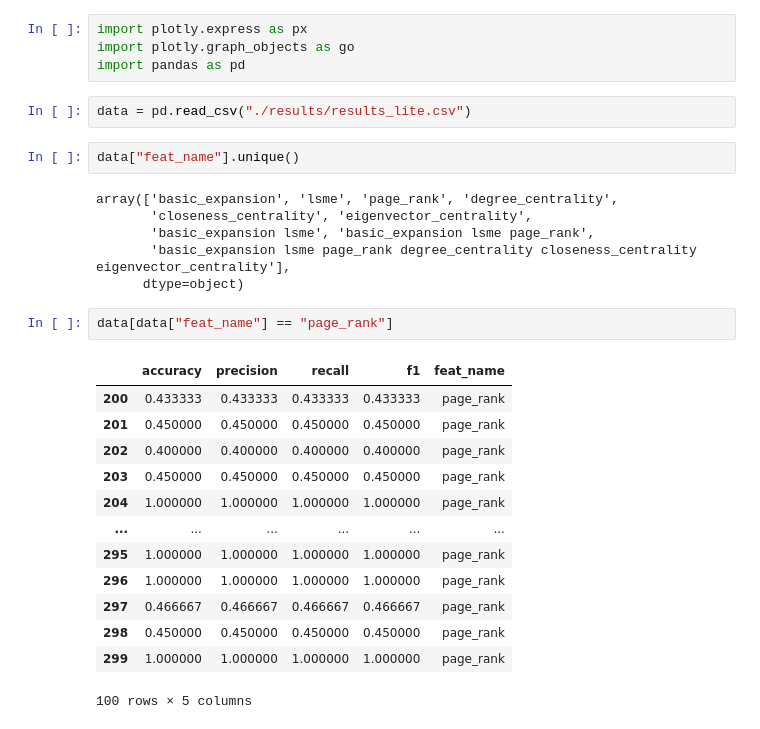
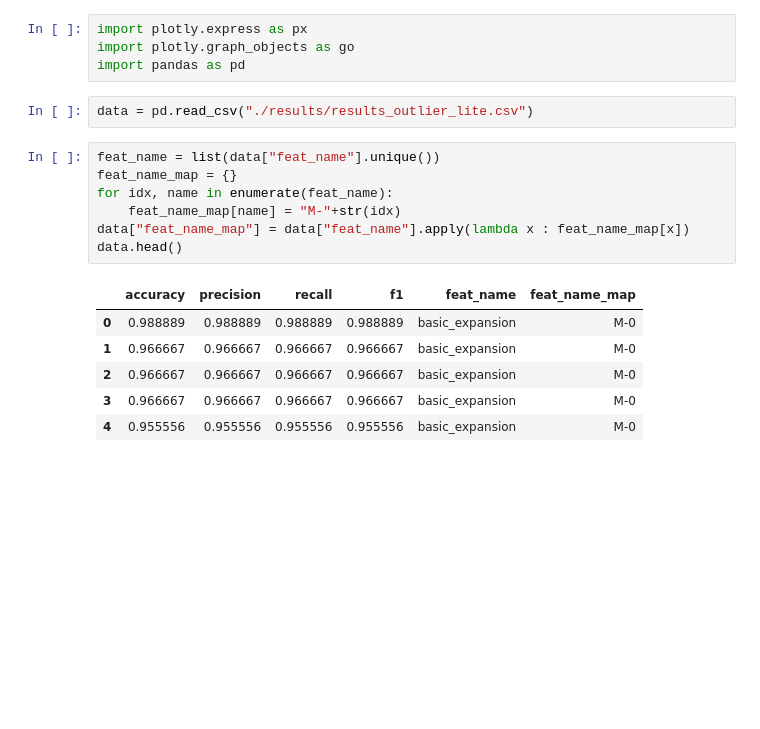
Before and after one commit to elmspace/NEExT, a Jupyter notebook: experiments/abcd/outlier_classification_experiment/analysis.ipynb, the cells around one changed output. Saved outputs shown, nothing was run; the diff lists cells and outputs as text; blank space fills up the shorter version.

```diff
--- a/experiments/abcd/outlier_classification_experiment/analysis.ipynb
+++ b/experiments/abcd/outlier_classification_experiment/analysis.ipynb
@@ -3,29 +3,19 @@ import plotly.express as px
 import plotly.graph_objects as go
 import pandas as pd
 # %%
-data = pd.read_csv("./results/results_lite.csv")
+data = pd.read_csv("./results/results_outlier_lite.csv")
 # %%
-data["feat_name"].unique()
+feat_name = list(data["feat_name"].unique())
+feat_name_map = {}
+for idx, name in enumerate(feat_name):
+    feat_name_map[name] = "M-"+str(idx)
+data["feat_name_map"] = data["feat_name"].apply(lambda x : feat_name_map[x])
+data.head()
 # %% [output]
-array(['basic_expansion', 'lsme', 'page_rank', 'degree_centrality',
-       'closeness_centrality', 'eigenvector_centrality',
-       'basic_expansion lsme', 'basic_expansion lsme page_rank',
-       'basic_expansion lsme page_rank degree_centrality closeness_centrality eigenvector_centrality'],
-      dtype=object)
+|  | accuracy | precision | recall | f1 | feat_name | feat_name_map |
+| 0 | 0.988889 | 0.988889 | 0.988889 | 0.988889 | basic_expansion | M-0 |
+| 1 | 0.966667 | 0.966667 | 0.966667 | 0.966667 | basic_expansion | M-0 |
+| 2 | 0.966667 | 0.966667 | 0.966667 | 0.966667 | basic_expansion | M-0 |
+| 3 | 0.966667 | 0.966667 | 0.966667 | 0.966667 | basic_expansion | M-0 |
+| 4 | 0.955556 | 0.955556 | 0.955556 | 0.955556 | basic_expansion | M-0 |
-# %%
-data[data["feat_name"] == "page_rank"]
-# %% [output]
-|  | accuracy | precision | recall | f1 | feat_name |
-| 200 | 0.433333 | 0.433333 | 0.433333 | 0.433333 | page_rank |
-| 201 | 0.450000 | 0.450000 | 0.450000 | 0.450000 | page_rank |
-| 202 | 0.400000 | 0.400000 | 0.400000 | 0.400000 | page_rank |
-| 203 | 0.450000 | 0.450000 | 0.450000 | 0.450000 | page_rank |
-| 204 | 1.000000 | 1.000000 | 1.000000 | 1.000000 | page_rank |
-| ... | ... | ... | ... | ... | ... |
-| 295 | 1.000000 | 1.000000 | 1.000000 | 1.000000 | page_rank |
-| 296 | 1.000000 | 1.000000 | 1.000000 | 1.000000 | page_rank |
-| 297 | 0.466667 | 0.466667 | 0.466667 | 0.466667 | page_rank |
-| 298 | 0.450000 | 0.450000 | 0.450000 | 0.450000 | page_rank |
-| 299 | 1.000000 | 1.000000 | 1.000000 | 1.000000 | page_rank |
-100 rows × 5 columns
 # %%
```
Also changed, not shown: parts of 2 cells of this notebook, 6 other files.
